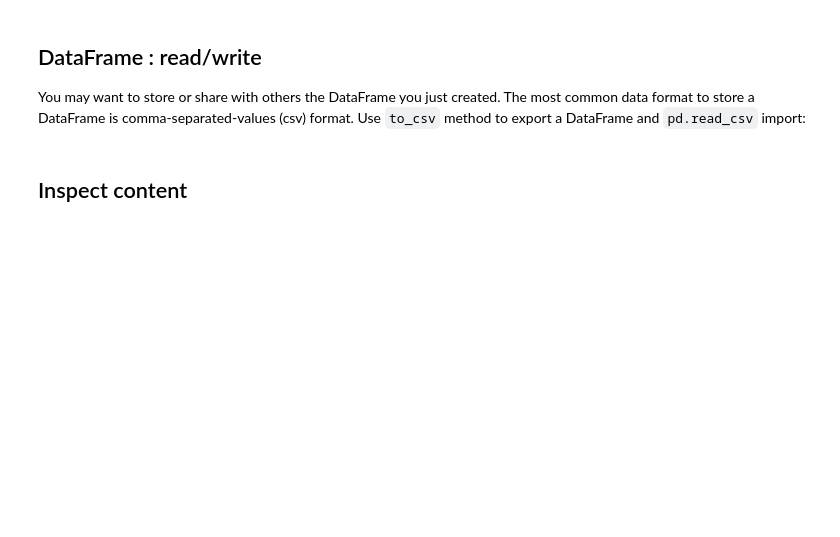
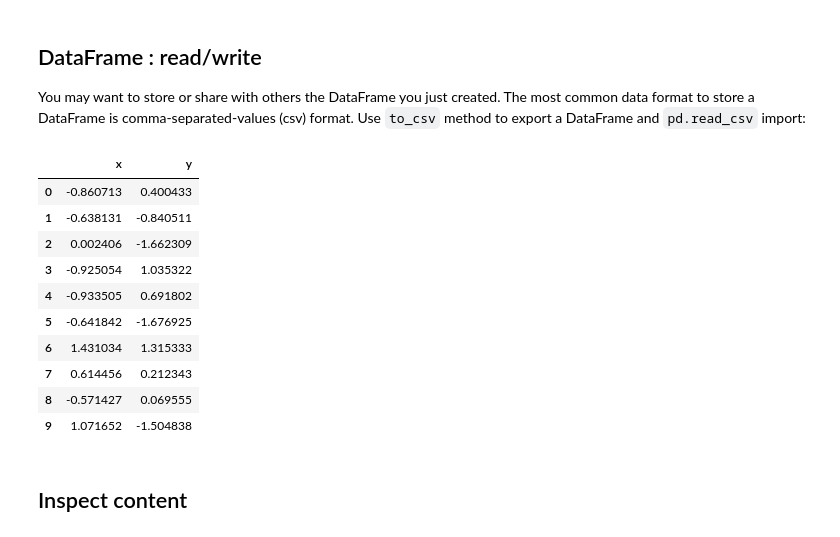
Before and after one commit to zakriazafar1/EfDS, a Jupyter notebook: 07_pd/pd.ipynb, the cells around one changed output. Cells and saved outputs as stored; diff of their text form; code cells hidden in the pictures; blank space fills up the shorter version.

```diff
--- a/07_pd/pd.ipynb
+++ b/07_pd/pd.ipynb
@@ -133,7 +178,20 @@ You may want to store or share with others the DataFrame you just created. The m
 # %%
 df = pd.DataFrame({'x': rng.standard_normal(10), 'y': rng.standard_normal(10)})
 df.to_csv("df.csv",index=False)   # write df to file 'df.csv', do not include index
 df = pd.read_csv("df.csv")        # read df.csv into df object
+df
+# %% [output]
+|  | x | y |
+| 0 | -0.860713 | 0.400433 |
+| 1 | -0.638131 | -0.840511 |
+| 2 | 0.002406 | -1.662309 |
+| 3 | -0.925054 | 1.035322 |
+| 4 | -0.933505 | 0.691802 |
+| 5 | -0.641842 | -1.676925 |
+| 6 | 1.431034 | 1.315333 |
+| 7 | 0.614456 | 0.212343 |
+| 8 | -0.571427 | 0.069555 |
+| 9 | 1.071652 | -1.504838 |
 # %% [markdown]
 ## Inspect content
 # %%
```
Also changed, not shown: parts of 26 cells of this notebook, 2 other files.
